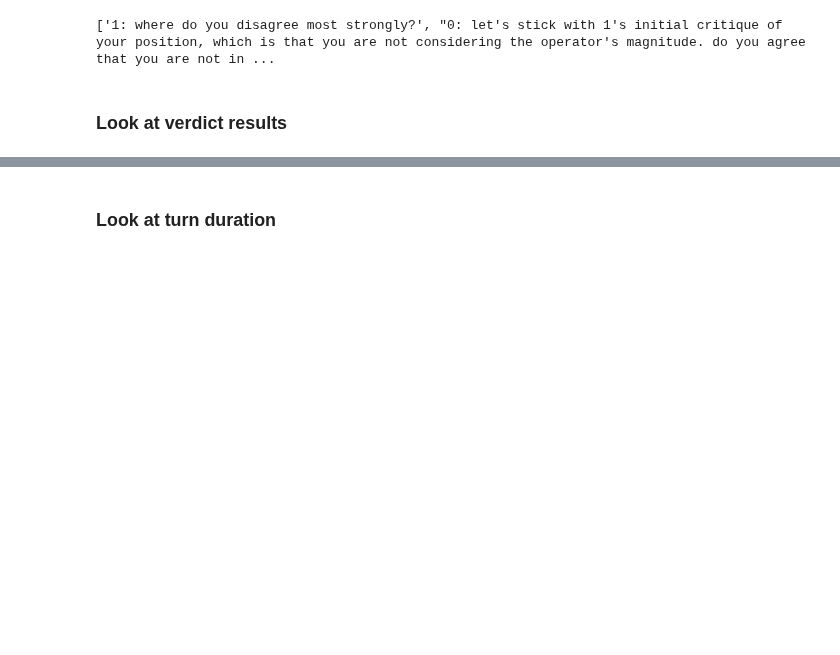
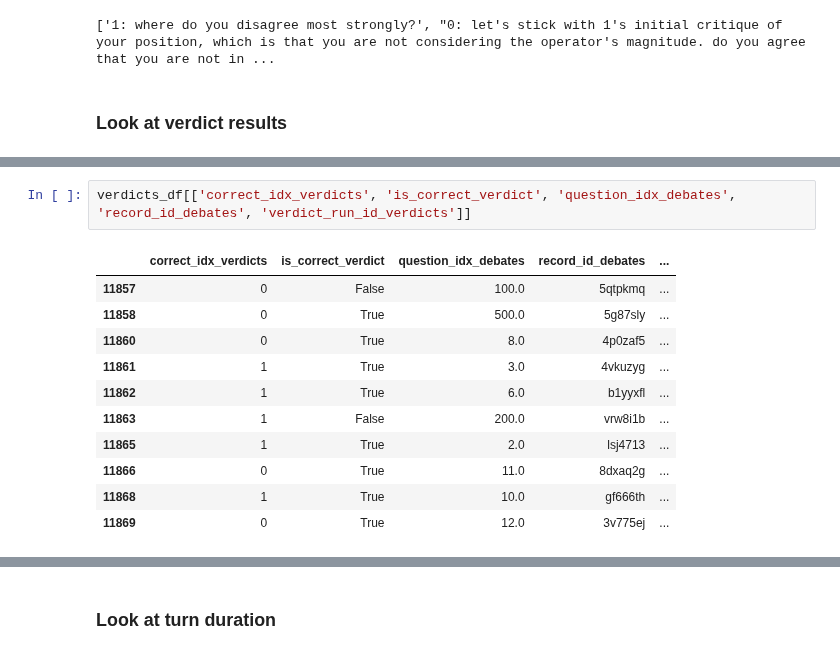
Before and after one commit to joshlevy89/llm_judge_debate_NEW, a Jupyter notebook: analysis/analysis_human.ipynb, the cells around one changed output, grey strips where cells are left out. Cells and saved outputs as stored; diff of their text form; blank space fills up the shorter version.

```diff
--- a/analysis/analysis_human.ipynb
+++ b/analysis/analysis_human.ipynb
@@ -85,0 +119,14 @@ ax, plt = plot_accuracy_bars_single(acc_human, show_sig=True)
+# %%
+verdicts_df[['correct_idx_verdicts', 'is_correct_verdict', 'question_idx_debates', 'record_id_debates', 'verdict_run_id_verdicts']]
+# %% [output]
+|  | correct_idx_verdicts | is_correct_verdict | question_idx_debates | record_id_debates | ... |
+| 11857 | 0 | False | 100.0 | 5qtpkmq | ... |
+| 11858 | 0 | True | 500.0 | 5g87sly | ... |
+| 11860 | 0 | True | 8.0 | 4p0zaf5 | ... |
+| 11861 | 1 | True | 3.0 | 4vkuzyg | ... |
+| 11862 | 1 | True | 6.0 | b1yyxfl | ... |
+| 11863 | 1 | False | 200.0 | vrw8i1b | ... |
+| 11865 | 1 | True | 2.0 | lsj4713 | ... |
+| 11866 | 0 | True | 11.0 | 8dxaq2g | ... |
+| 11868 | 1 | True | 10.0 | gf666th | ... |
+| 11869 | 0 | True | 12.0 | 3v775ej | ... |
```
Also changed, not shown: parts of 9 cells of this notebook, 10 other files.
